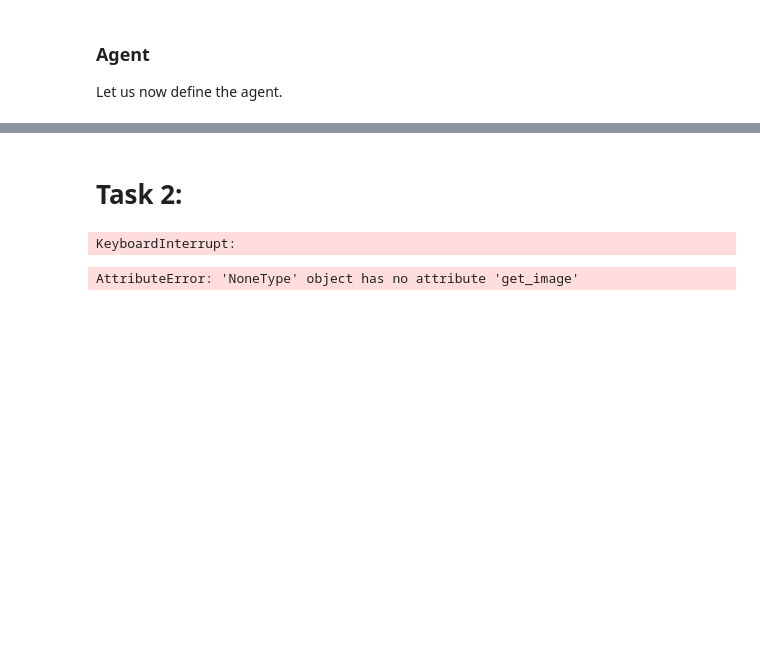
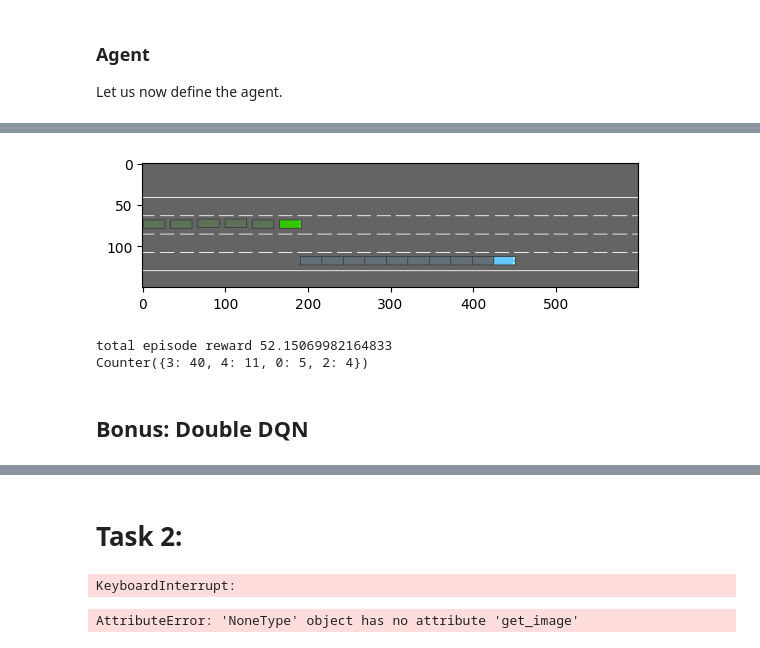
Before and after one commit to Bodartofficiel/rl-2024-2025, a Jupyter notebook: Projet/RL_project.ipynb, the cells around one changed output, grey strips where cells are left out. Cells and saved outputs as stored; diff of their text form; code cells hidden in the pictures; blank space fills up the shorter version.

```diff
--- a/Projet/RL_project.ipynb
+++ b/Projet/RL_project.ipynb
@@ -89,6 +89,19 @@ def train(env, agent, N_episodes, eval_every=100, reward_threshold=300, n_eval=1
             action = agent.get_action(state)
             next_state, reward, terminated, truncated, _ = env.step(action)
 
+            if action == 4:
+                actual_reward = reward / 10 - 0.1
+
+            elif action == 3:
+                actual_reward = reward * 10
+
+            elif action != 0:
+                actual_reward = reward + 0.0001
+
+            else:
+                actual_reward = reward
+
+            # agent.store_transition(state, action, actual_reward, next_state, terminated)
             agent.store_transition(state, action, reward, next_state, terminated)
             agent.update()
 
@@ -287,7 +299,6 @@ class DQNAgent:
     ):
         self.action_space = action_space
         self.observation_space = observation_space
-        self.n_actions = action_space.n
         self.gamma = gamma
         self.batch_size = batch_size
         self.device = torch.device("cuda" if torch.cuda.is_available() else "mps" if torch.backends.mps.is_available() else "cpu")
@@ -303,6 +314,7 @@ class DQNAgent:
         self.update_target_every = 100
 
         self.action_counter = Counter()
+        self.epsilon = 0.1
 
     def update(self):
         if len(self.replay_buffer) < self.batch_size:
@@ -323,7 +335,7 @@ class DQNAgent:
             next_q_values = self.target_net(next_states).max(1, keepdim=True)[0]
             target_q_values = rewards + self.gamma * next_q_values * (1 - dones)
 
-        loss = torch.nn.functional.l1_loss(q_values, target_q_values)
+        loss = torch.nn.functional.smooth_l1_loss(q_values, target_q_values)
 
         self.optimizer.zero_grad()
         loss.backward()
@@ -336,8 +348,8 @@ class DQNAgent:
     def store_transition(self, state, action, reward, next_state, done):
         self.replay_buffer.push(state, action, reward, next_state, done)
 
-    def get_action(self, state, epsilon=0.1):
-        if random.random() < epsilon:
+    def get_action(self, state, use_epsilon=True):
+        if use_epsilon and random.random() < self.epsilon:
             action = self.action_space.sample()
             self.action_counter[action] += 1
             return action
@@ -390,0 +416,14 @@ KeyboardInterrupt:
+# %%
+env.reset()
+
+agent.reset_action_counter()
+
+run_one_episode(env, agent)
+
+print(agent.action_counter)
+# %% [output]
+[figure, added]
+total episode reward 52.15069982164833
+Counter({3: 40, 4: 11, 0: 5, 2: 4})
+# %% [markdown]
+## Bonus: Double DQN
```
Also changed, not shown: parts of 15 cells of this notebook.
